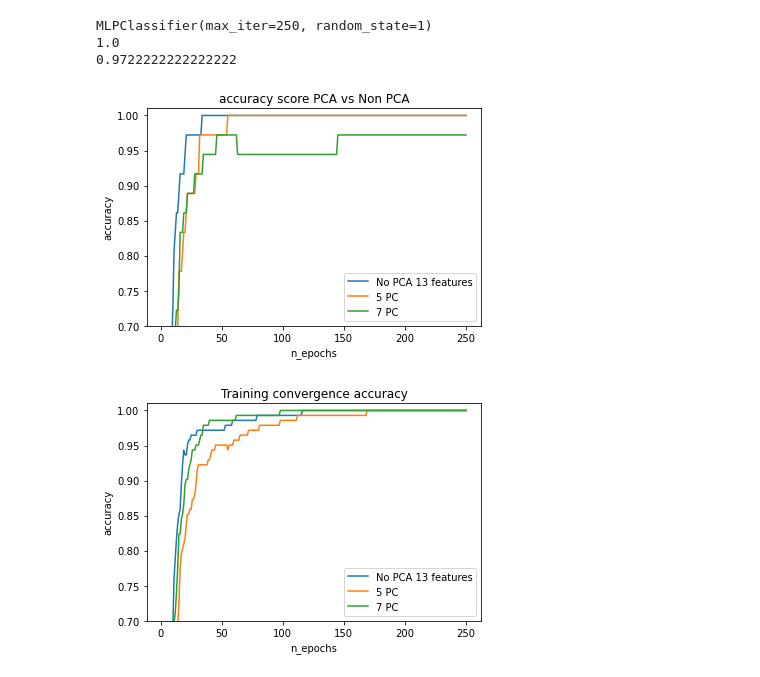
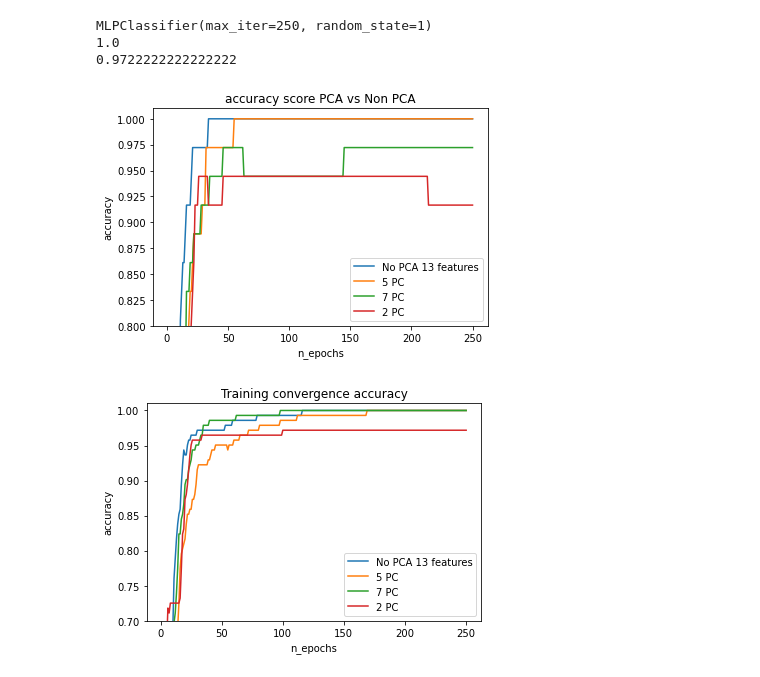
Before and after one commit to lasseboi/Fys-STK, a Jupyter notebook: Project 3/Codes/Wine data omparing PCA v non PCA .ipynb, the cells around one changed output. Drawn from its saved outputs; the diff is of its cells as text; code cells hidden in the pictures.

```diff
--- a/Project 3/Codes/Wine data omparing PCA v non PCA .ipynb
+++ b/Project 3/Codes/Wine data omparing PCA v non PCA .ipynb
@@ -32,8 +33,11 @@ W = pd.read_csv("Wine_PCA_5_features")
 # %%
 wine = load_wine()
 # %%
+np.random.seed(645)
+
 z = wine.target.copy()
 t = wine.target.copy()
+e = wine.target.copy()
 y = wine.target.copy()
 X = wine.data.copy()
 # %%
@@ -47,6 +51,10 @@ W_train, W_test, t_train, t_test = train_test_split(W,t, test_size=0.2)
 
 #90% Variance through 7 PCA Features
 A_train, A_test, y_train, y_test = train_test_split(A,y, test_size=0.2)
+
+
+#2 Pricipal components to check
+C_train, C_test, e_train, e_test = train_test_split(C,e, test_size=0.2)
 # %% [markdown]
 # Scaling Data
 # %%
@@ -63,15 +71,23 @@ W_test = scaler_W.transform(W_test)
 scaler_A = StandardScaler()
 A_train = scaler_A.fit_transform(A_train)
 A_test = scaler_A.transform(A_test)
+
+
+scaler_C = StandardScaler()
+C_train = scaler_C.fit_transform(C_train)
+C_test = scaler_C.transform(C_test)
 # %%
+np.random.seed(645)
 acc_no_pca = []
 acc_5_feat = []
 acc_7_feat = []
+acc_2_feat = []
 
 
 acc_no_pca_train = []
 acc_5_feat_train = []
 acc_7_feat_train = []
+acc_2_feat_train = []
 
 
 
@@ -88,13 +104,18 @@ for i in range(1,251):
     clf_7_features =  MLPClassifier(random_state=1, max_iter=i,solver="adam").fit(A_train, y_train)
     clf_7_features.predict(A_test)
 
+    clf_2_features =  MLPClassifier(random_state=1, max_iter=i,solver="adam").fit(C_train, e_train)
+    clf_2_features.predict(C_test)
+
     acc_no_pca.append(clf_no_pca.score(X_test,z_test))
     acc_5_feat.append(clf_5_features.score(W_test,t_test))
     acc_7_feat.append(clf_7_features.score(A_test,y_test))
+    acc_2_feat.append(clf_2_features.score(C_test,e_test))
 
     acc_no_pca_train.append(clf_no_pca.score(X_train,z_train))
     acc_5_feat_train.append(clf_5_features.score(W_train,t_train))
     acc_7_feat_train.append(clf_7_features.score(A_train,y_train))
+    acc_2_feat_train.append(clf_2_features.score(C_train,e_train))
 # %%
 print(clf_no_pca)
 
@@ -109,21 +130,23 @@ MLPClassifier(max_iter=250, random_state=1)
 # %%
 plt.plot(np.arange(1,251), acc_no_pca, label='No PCA 13 features')
 plt.plot(np.arange(1,251), acc_5_feat, label='5 PC')
 plt.plot(np.arange(1,251), acc_7_feat, label='7 PC')
+plt.plot(np.arange(1,251), acc_2_feat, label='2 PC')
 
 
 plt.legend()
 plt.xlabel("n_epochs")
 plt.ylabel("accuracy")
-plt.ylim(0.7,1.01)
+plt.ylim(0.8,1.01)
 plt.title("accuracy score PCA vs Non PCA")
 plt.show()
 # %% [output]
-[figure, old version]
+[figure, new version]
 # %%
 plt.plot(np.arange(1,251), acc_no_pca_train, label='No PCA 13 features')
 plt.plot(np.arange(1,251), acc_5_feat_train, label='5 PC')
 plt.plot(np.arange(1,251), acc_7_feat_train, label='7 PC')
+plt.plot(np.arange(1,251), acc_2_feat_train, label='2 PC')
 
 
 plt.legend()
@@ -133,4 +156,4 @@ plt.ylim(0.7,1.01)
 plt.title("Training convergence accuracy")
 plt.show()
 # %% [output]
-[figure, old version]
+[figure, new version]
```
Also changed, not shown: parts of 1 cell of this notebook, 2 other files.
